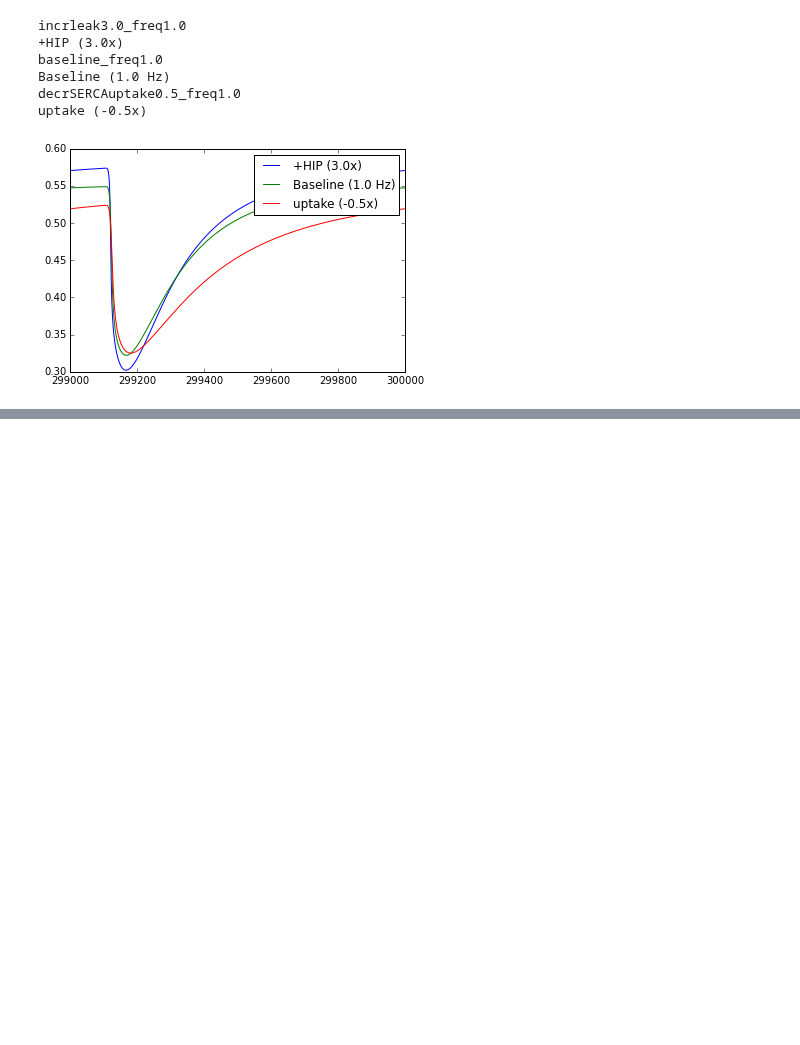
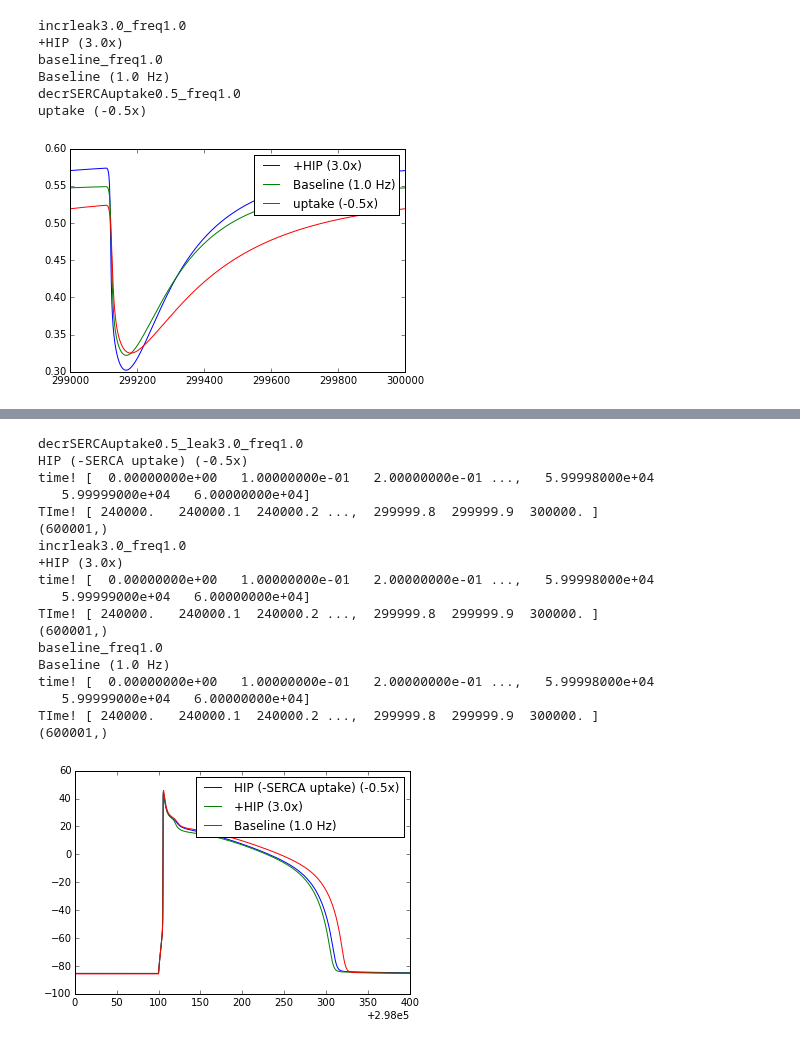
Before and after one commit to huskeypm/wholecell, a Jupyter notebook: despaSweep-paper.ipynb, the cells around one changed output, grey strips where cells are left out. Cells and saved outputs as stored; diff of their text form; code cells hidden in the pictures; blank space fills up the shorter version.

```diff
--- a/despaSweep-paper.ipynb
+++ b/despaSweep-paper.ipynb
@@ -993,0 +1179,46 @@ uptake (-0.5x)
+# %%
+plt.figure()
+i=0
+max0_5=np.zeros(2)
+min0_5=np.zeros(2)
+diff0_5=np.zeros(2)
+for key, case in caseDicti.iteritems():
+  print case.tag
+  print case.label
+  t = case.data['t']
+  #t-= np.min(t)
+  ti= t + T*(1-1/np.float(nIntervals)) # should define this elsewhere (dbl check)
+  print "time!", t
+  print "TIme!", ti
+  s = case.data['s']
+  s_idx = case.data['s_idx']
+
+  idx = s_idx.index("V")
+  plt.plot(ti,s[:,idx],label=case.label)
+  i=i+1
+  print np.shape(s[:,idx])
+
+plt.xlim([298e3,298.4e3])
+plt.legend()
+outFile="%s_V.png"%case.name
+plt.gcf().savefig(outFile, dpi=300)
+# %% [output]
+decrSERCAuptake0.5_leak3.0_freq1.0
+HIP (-SERCA uptake) (-0.5x)
+time! [  0.00000000e+00   1.00000000e-01   2.00000000e-01 ...,   5.99998000e+04
+   5.99999000e+04   6.00000000e+04]
+TIme! [ 240000.   240000.1  240000.2 ...,  299999.8  299999.9  300000. ]
+(600001,)
+incrleak3.0_freq1.0
++HIP (3.0x)
+time! [  0.00000000e+00   1.00000000e-01   2.00000000e-01 ...,   5.99998000e+04
+   5.99999000e+04   6.00000000e+04]
+TIme! [ 240000.   240000.1  240000.2 ...,  299999.8  299999.9  300000. ]
+(600001,)
+baseline_freq1.0
+Baseline (1.0 Hz)
+time! [  0.00000000e+00   1.00000000e-01   2.00000000e-01 ...,   5.99998000e+04
+   5.99999000e+04   6.00000000e+04]
+TIme! [ 240000.   240000.1  240000.2 ...,  299999.8  299999.9  300000. ]
+(600001,)
+[figure, added]
```
Also changed, not shown: parts of 13 cells of this notebook.
